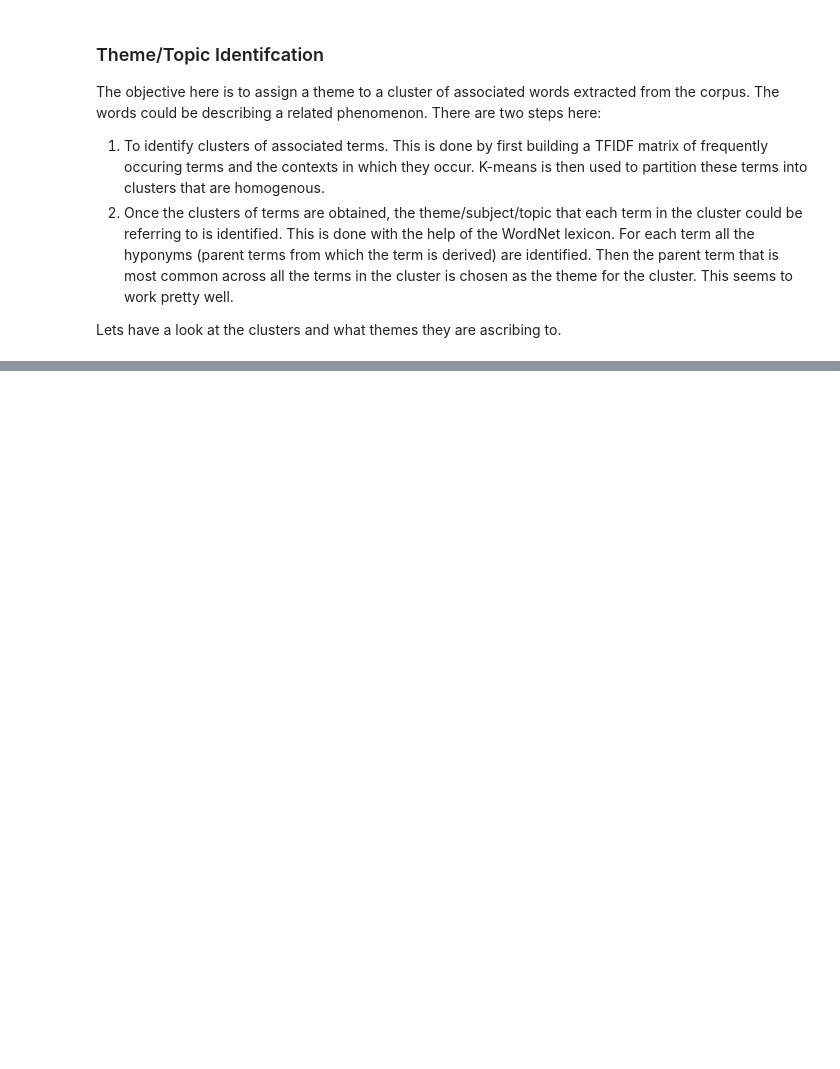
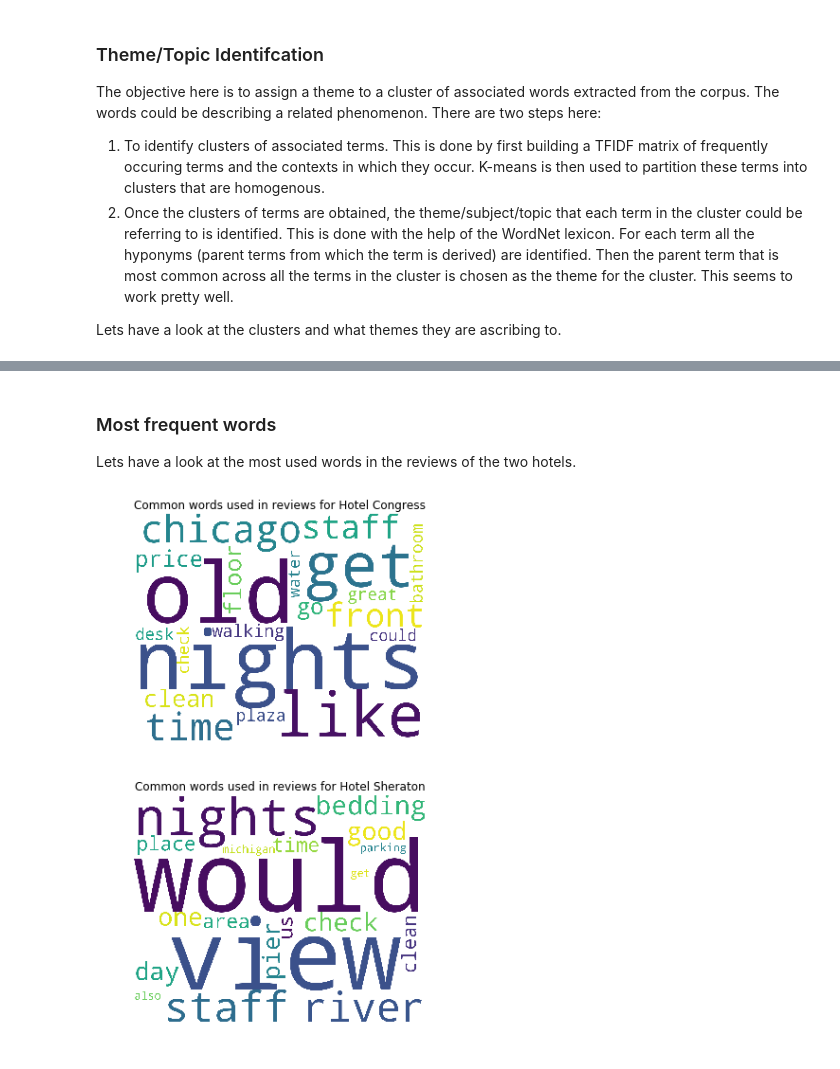
Before and after one commit to siddhanthc/ReviewsAnalyzer, a Jupyter notebook: ReviewsAnalyzer.ipynb, the cells around one changed output, grey strips where cells are left out. Drawn from its saved outputs; the diff is of its cells as text; code cells hidden in the pictures; blank space fills up the shorter version.

```diff
--- a/ReviewsAnalyzer.ipynb
+++ b/ReviewsAnalyzer.ipynb
@@ -206,0 +211,47 @@ Here are the theme-based clusters
+# %%
+# Extract data for the two hotels
+hotelCongress = 'congress_plaza_hotel'
+hotelSheraton = 'sheraton_chicago_hotel_and_towers'
+
+hotelCongressDF = reviewsDF[reviewsDF['Hotel'] == hotelCongress]
+hotelSheratonDF = reviewsDF[reviewsDF['Hotel'] == hotelSheraton]
+# %% [markdown]
+### Most frequent words
+Lets have a look at the most used words in the reviews of the two hotels.
+# %%
+# Extract the most frequent words for hotelCongress
+cleanReviewCongress = hotelCongressDF['FullReview'].apply(hf.preprocessText)
+mostFreqWordsCongress = hf.getMostFrequentWords(cleanReviewCongress,unstemDict,5)
+
+f,subplts = plt.subplots(2,figsize=(10,10))
+
+freqWordsDict = mostFreqWordsCongress[10:30].to_dict()['Count']
+freqCloud = WordCloud(background_color='white',
+                      width=1500,
+                      height=1200,
+                      scale = 1,
+                      random_state=10,
+                      min_font_size=6).generate_from_frequencies(freqWordsDict)
+subplts[0].imshow(freqCloud)
+subplts[0].axis('off')
+subplts[0].set_title('Common words used in reviews for Hotel Congress')
+
+
+# Extract the most frequent words for hotelSheraton
+cleanReviewSheraton = hotelSheratonDF['FullReview'].apply(hf.preprocessText)
+mostFreqWordsSheraton = hf.getMostFrequentWords(cleanReviewSheraton,unstemDict,5)
+
+freqWordsDict = mostFreqWordsSheraton[10:30].to_dict()['Count']
+freqCloud = WordCloud(background_color='white',
+                      width=1500,
+                      height=1200,
+                      scale = 1,
+                      random_state=10,
+                      min_font_size=6).generate_from_frequencies(freqWordsDict)
+subplts[1].imshow(freqCloud)
+subplts[1].axis('off')
+subplts[1].set_title('Common words used in reviews for Hotel Sheraton')
+
+plt.show()
+# %% [output]
+[figure, added]
```
Also changed, not shown: parts of 21 cells of this notebook, 1 other file.
